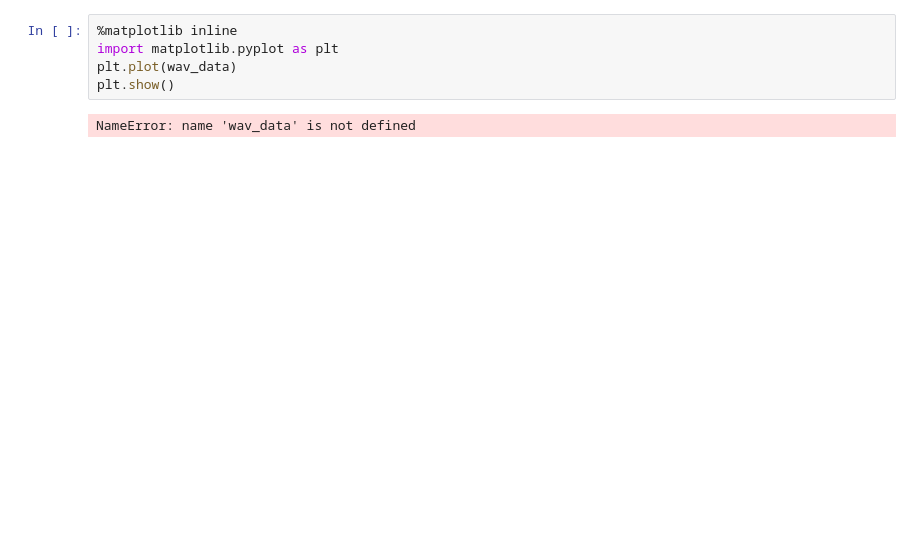
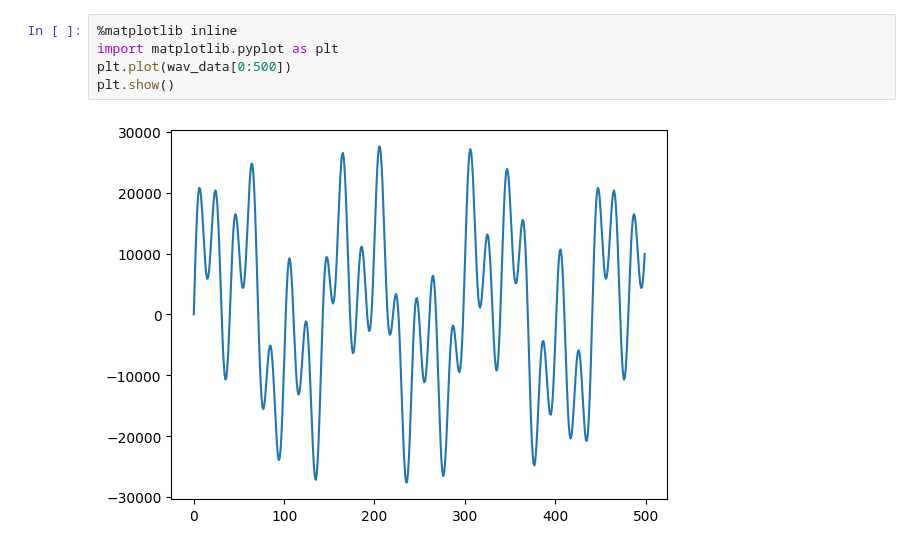
Before and after one commit to kglavin/audiodsp, a Jupyter notebook: projects/00_Audio_Signals/AudioSignals.ipynb, the cells around one changed output. Saved outputs shown, nothing was run; the diff lists cells and outputs as text; blank space fills up the shorter version.

```diff
--- a/projects/00_Audio_Signals/AudioSignals.ipynb
+++ b/projects/00_Audio_Signals/AudioSignals.ipynb
@@ -14,8 +15,8 @@ FileNotFoundError: [Errno 2] No such file or directory: './mixed_sine_wave.wav'
 # %%
 %matplotlib inline
 import matplotlib.pyplot as plt
-plt.plot(wav_data)
+plt.plot(wav_data[0:500])
 plt.show()
 # %% [output]
-NameError: name 'wav_data' is not defined
+[figure, added]
 # %%
```
Also changed, not shown: parts of 9 cells of this notebook.
